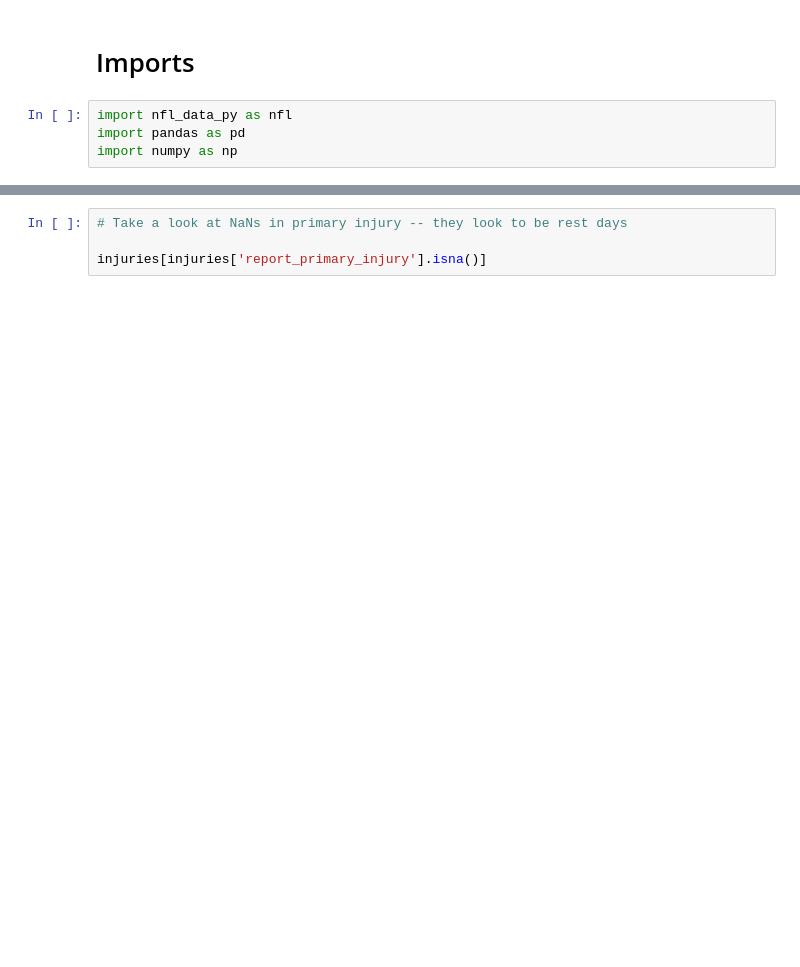
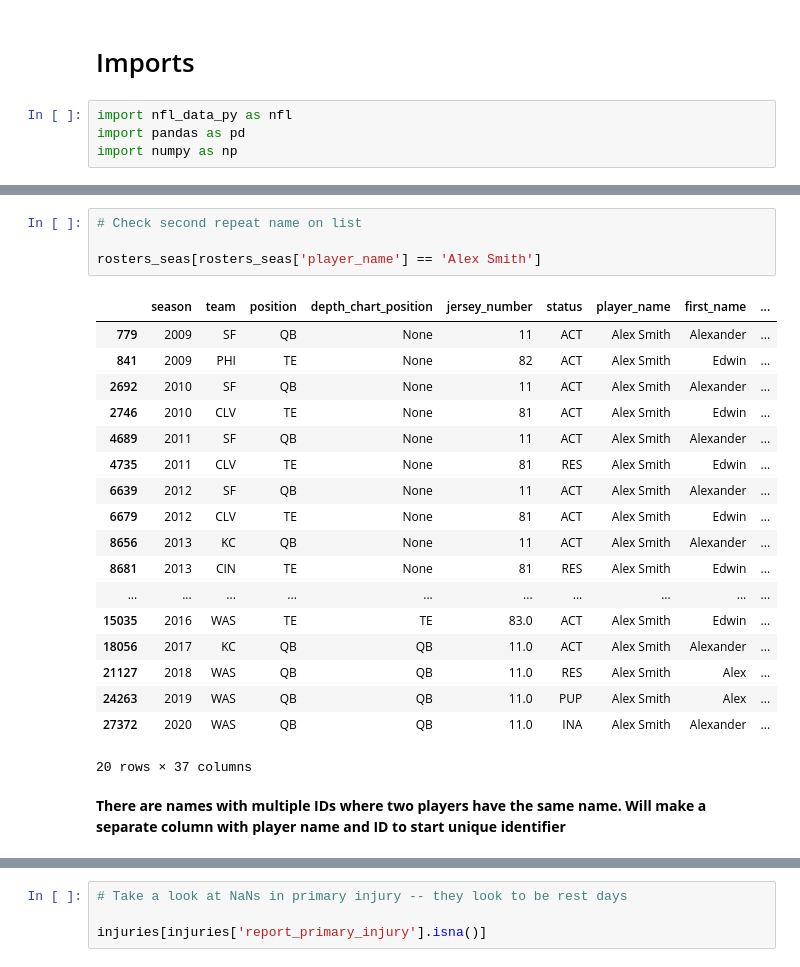
Before and after one commit to nicriv831/NFL-Injury-Risk, a Jupyter notebook: Initial_Run.ipynb, the cells around one changed output, grey strips where cells are left out. Drawn from its saved outputs; the diff is of its cells as text; blank space fills up the shorter version.

```diff
--- a/Initial_Run.ipynb
+++ b/Initial_Run.ipynb
@@ -32,0 +354,25 @@ memory usage: 11.0+ MB
+# %%
+# Check second repeat name on list
+
+rosters_seas[rosters_seas['player_name'] == 'Alex Smith']
+# %% [output]
+|  | season | team | position | depth_chart_position | jersey_number | status | player_name | first_name | ... |
+| 779 | 2009 | SF | QB | None | 11 | ACT | Alex Smith | Alexander | ... |
+| 841 | 2009 | PHI | TE | None | 82 | ACT | Alex Smith | Edwin | ... |
+| 2692 | 2010 | SF | QB | None | 11 | ACT | Alex Smith | Alexander | ... |
+| 2746 | 2010 | CLV | TE | None | 81 | ACT | Alex Smith | Edwin | ... |
+| 4689 | 2011 | SF | QB | None | 11 | ACT | Alex Smith | Alexander | ... |
+| 4735 | 2011 | CLV | TE | None | 81 | RES | Alex Smith | Edwin | ... |
+| 6639 | 2012 | SF | QB | None | 11 | ACT | Alex Smith | Alexander | ... |
+| 6679 | 2012 | CLV | TE | None | 81 | ACT | Alex Smith | Edwin | ... |
+| 8656 | 2013 | KC | QB | None | 11 | ACT | Alex Smith | Alexander | ... |
+| 8681 | 2013 | CIN | TE | None | 81 | RES | Alex Smith | Edwin | ... |
+| ... | ... | ... | ... | ... | ... | ... | ... | ... | ... |
+| 15035 | 2016 | WAS | TE | TE | 83.0 | ACT | Alex Smith | Edwin | ... |
+| 18056 | 2017 | KC | QB | QB | 11.0 | ACT | Alex Smith | Alexander | ... |
+| 21127 | 2018 | WAS | QB | QB | 11.0 | RES | Alex Smith | Alex | ... |
+| 24263 | 2019 | WAS | QB | QB | 11.0 | PUP | Alex Smith | Alex | ... |
+| 27372 | 2020 | WAS | QB | QB | 11.0 | INA | Alex Smith | Alexander | ... |
+20 rows × 37 columns
+# %% [markdown]
+**There are names with multiple IDs where two players have the same name. Will make a separate column with player name and ID to start unique identifier**
```
Also changed, not shown: parts of 62 cells of this notebook.
